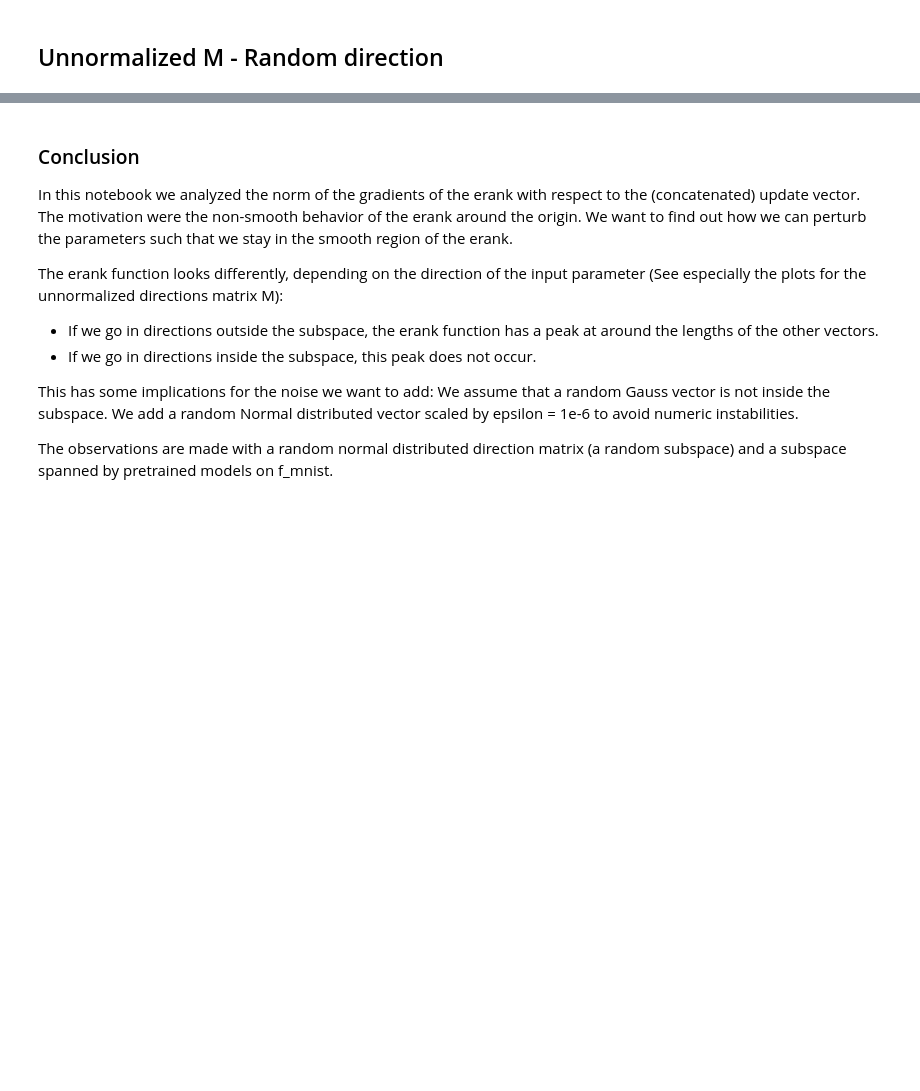
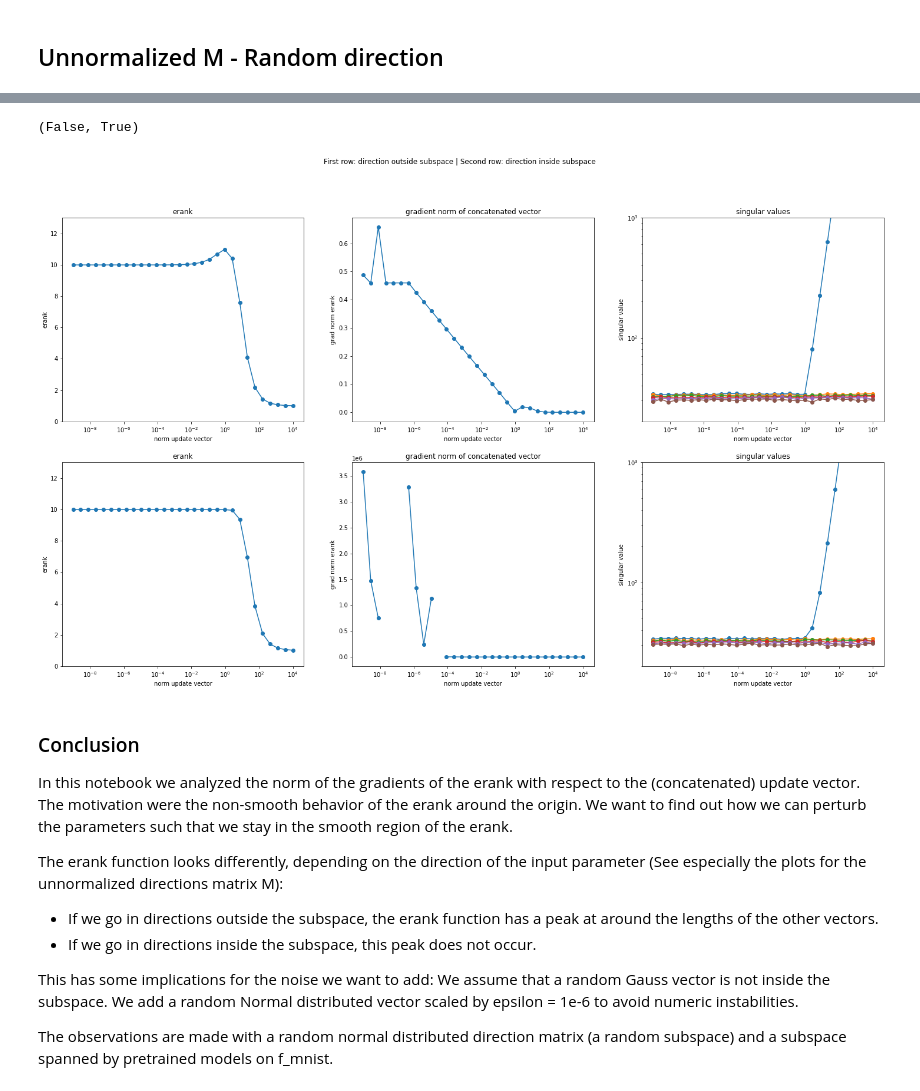
Before and after one commit to maximilianmbeck/erank, a Jupyter notebook: notebooks/6.2-erank_gradient.ipynb, the cells around one changed output, grey strips where cells are left out. Saved outputs shown, nothing was run; the diff lists cells and outputs as text; code cells hidden in the pictures; blank space fills up the shorter version.

```diff
--- a/notebooks/6.2-erank_gradient.ipynb
+++ b/notebooks/6.2-erank_gradient.ipynb
@@ -277,3 +308,17 @@ np.isnan(np.array(out_subspace['erank_grad_norm_vals'])).any(),np.isnan(np.array
+# %%
+xlim_logscale=[-9,4]
+normalize_dir_matrix=False
+# outside subspace: axis parallel direction
+update_vec1 = torch.normal(0, 1, size=(1, dir_matrix.shape[1]), requires_grad=False)
+out_subspace = erank_sv_norm_update_vector_sweep(dir_matrix, update_vec1, erank_fn=erank_pca_lr, normalize_dir_matrix=normalize_dir_matrix, xlim_logscale=xlim_logscale)
+# inside subspace: mean vec of dir_matrix
+update_vec2 = dir_matrix.mean(dim=0, keepdim=True)
+in_subspace = erank_sv_norm_update_vector_sweep(dir_matrix, update_vec2, erank_fn=erank_pca_lr, normalize_dir_matrix=normalize_dir_matrix, xlim_logscale=xlim_logscale)
+make_plot(out_subspace, in_subspace)
+np.isnan(np.array(out_subspace['erank_grad_norm_vals'])).any(),np.isnan(np.array(in_subspace['erank_grad_norm_vals'])).any()
+# %% [output]
+(False, True)
+[figure, added]
 # %% [markdown]
 ### Conclusion
 In this notebook we analyzed the norm of the gradients of the erank with respect to the (concatenated) update vector. The motivation were the non-smooth behavior of the erank around the origin. We want to find out how we can perturb the parameters such that we stay in the smooth region of the erank.
```
Also changed, not shown: parts of 13 cells of this notebook, 2 other files.
